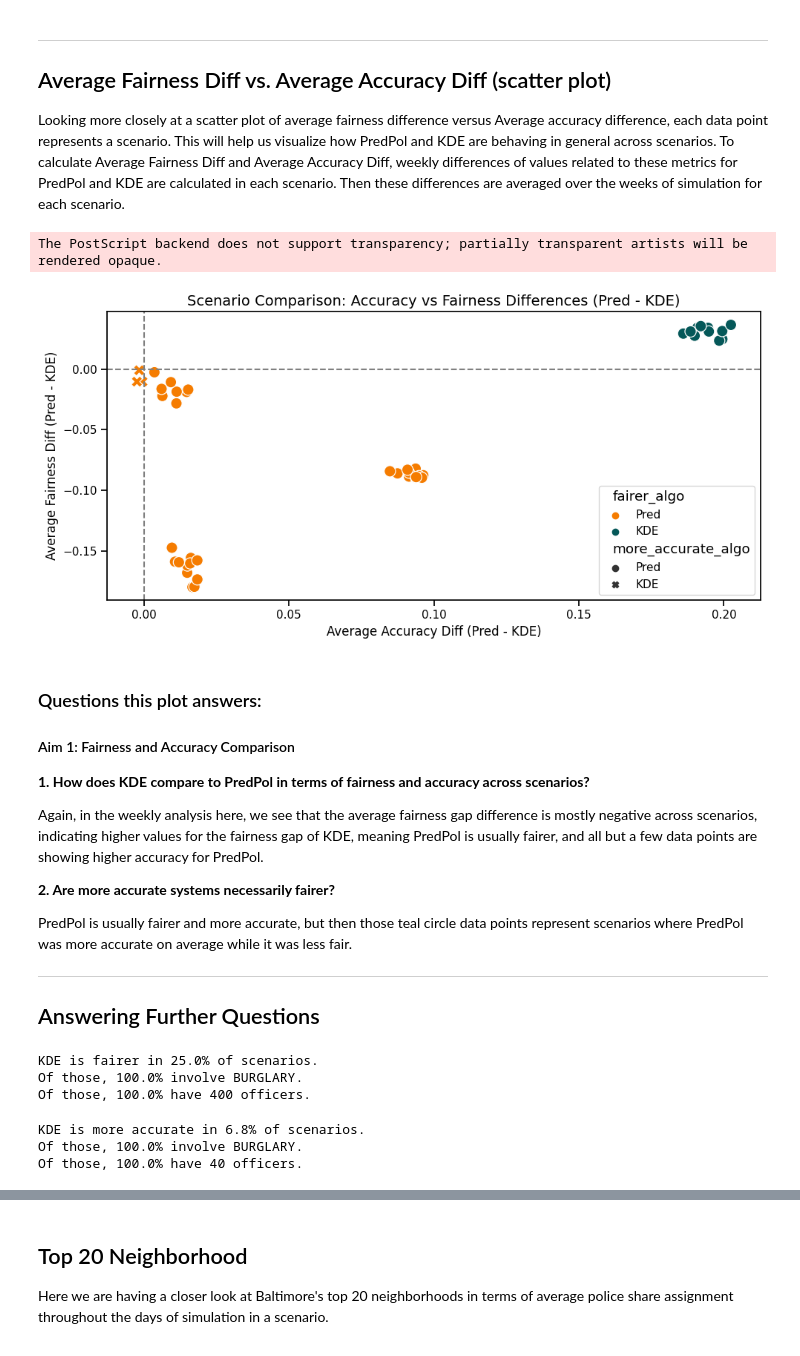
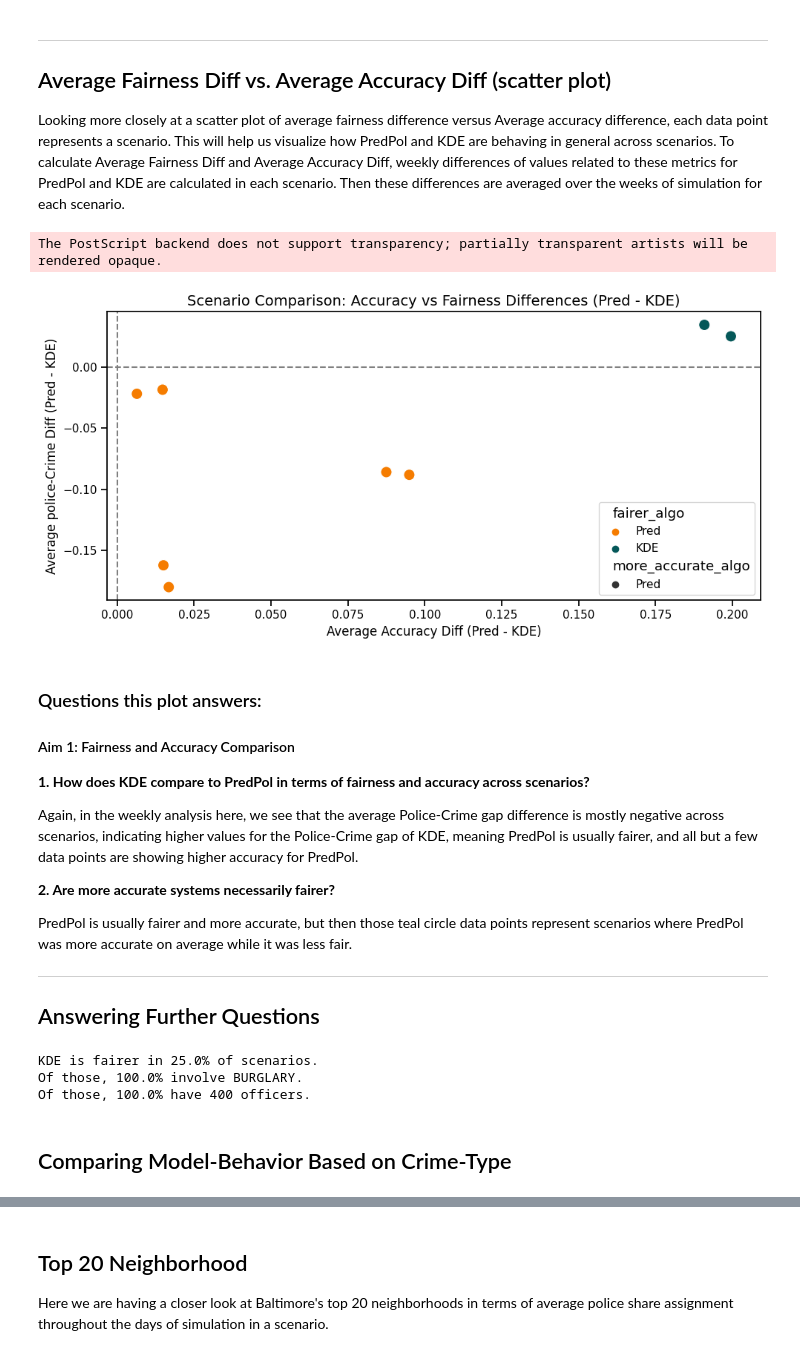
Before and after one commit to saminsemsar/Data_Analysis_Portfolio, a Jupyter notebook: PredictivePolicing/KDE_vs_Pred_paper_Analysis.ipynb, the cells around one changed output, grey strips where cells are left out. Saved outputs shown, nothing was run; the diff lists cells and outputs as text; code cells hidden in the pictures.

```diff
--- a/PredictivePolicing/KDE_vs_Pred_paper_Analysis.ipynb
+++ b/PredictivePolicing/KDE_vs_Pred_paper_Analysis.ipynb
@@ -54,7 +50,8 @@ from hashlib import md5
 from pymannkendall import original_test as mann_kendall
 # %%
 RRF= f'results/Final_Compare/2025-04-18__09-01-34/'
-master_df= pd.read_csv(f'{RRF}Master_Res.csv')
+master_df= pd.read_csv(f'{RRF}Master_Res_sub.csv')
+RRF= RRF +"plots/"
 display(master_df)
 # %% [output]
 |  | prediction_method | duration | crime_type | number_of_police | Algorithm | Neighborhood | Date | nextDate | ... |
@@ -210,7 +207,7 @@ master_df["detection_rate"] = master_df["DetectedNum"] / master_df["PoliceNum"].
 
 
 #based on effective policing: police should be proportionate to crime
-master_df["fairness_gap"] = master_df["police_share"] - master_df["crime_share"]
+master_df["policeCrime_gap"] = master_df["police_share"] - master_df["crime_share"]
 
 
 
@@ -1166,0 +1575,12 @@ Avg fairness margin when Pred is fairer: -0.088
+# %%
+weekly_scenario_summary = pivot_df.groupby([
+    "crime_type", "number_of_police", "pReport"
+]).agg(
+    avg_policeCrime_diff=("policeCrime_gap_diff", "mean"),
+    avg_accuracy_diff=("accuracy_diff", "mean"),
+    pred_avg_coverage_acc= ("coverage_accuracy_Pred","mean"),
+    kde_avg_coverage_acc= ("coverage_accuracy_KDE","mean"),
+    pred_avg_IndFGap_weeklyPers = ("Cumulative_abs_policeCrime_gap_Pred","mean"),
+    kde_avg_IndFGap_weeklyPers = ("Cumulative_abs_policeCrime_gap_KDE","mean")
+).reset_index()
+display(weekly_scenario_summary)
@@ -1166,0 +1597,20 @@ Avg fairness margin when Pred is fairer: -0.088
+# %%
+print("\n Weekly individual fairness results. \n")
+weekly_scenario_summary["fairer_algo"] = weekly_scenario_summary["avg_policeCrime_diff"].apply(
+    lambda x: "KDE" if x > 0 else "Pred" if x < 0 else "Tie"
+)
+
+weekly_scenario_summary["more_accurate_algo"] = weekly_scenario_summary["avg_accuracy_diff"].apply(
+    lambda x: "KDE" if x < 0 else "Pred" if x > 0 else "Tie"
+)
+print("Number of scenarios each algorithm becomes fairest?")
+print(weekly_scenario_summary["fairer_algo"].value_counts())
+
+print("\nHow many scenarios where Pred is more accurate?")
+print(weekly_scenario_summary["more_accurate_algo"].value_counts())
+
+kde_fair_margin = weekly_scenario_summary[weekly_scenario_summary["fairer_algo"] == "KDE"]["avg_policeCrime_diff"].mean()
+pred_fair_margin = weekly_scenario_summary[weekly_scenario_summary["fairer_algo"] == "Pred"]["avg_policeCrime_diff"].mean()
+
+print(f"\nAvg fairness margin when KDE is fairer: {kde_fair_margin:.3f}")
+print(f"Avg fairness margin when Pred is fairer: {pred_fair_margin:.3f}")
@@ -1172,40 +1636,40 @@ Looking more closely at a scatter plot of average fairness difference versus Ave
 # %%
 plt.figure(figsize=(10, 5))
 sns.scatterplot(
     data=weekly_scenario_summary,
     x="avg_accuracy_diff",
-    y="avg_fairness_diff",
+    y="avg_policeCrime_diff",
     hue="fairer_algo",
     palette = palette_dict,
     s=120,
     style="more_accurate_algo"
 )
 plt.axhline(0, linestyle="--", color="gray")
 plt.axvline(0, linestyle="--", color="gray")
 plt.title("Scenario Comparison: Accuracy vs Fairness Differences (Pred - KDE)")
 plt.xlabel("Average Accuracy Diff (Pred - KDE)")
-plt.ylabel("Average Fairness Diff (Pred - KDE)")
+plt.ylabel("Average police-Crime Diff (Pred - KDE)")
 # plt.legend(
 #     bbox_to_anchor=(1.05, 1),
 #     loc='upper left',
 #     borderaxespad=0.
 # )
 
 plt.tight_layout()
 
 save_title = f'AvgAccuracyDiff_Vs_AvgFairnessDiff_All'
 plt.savefig(f'{RRF}/{save_title}.png')
 plt.savefig(f'{RRF}/{save_title}.eps', format='eps')
 plt.show()
 # %% [output]
 The PostScript backend does not support transparency; partially transparent artists will be rendered opaque.
-[figure, old version]
+[figure, new version]
 # %% [markdown]
 ### Questions this plot answers:
 #### Aim 1: Fairness and Accuracy Comparison
 **1. How does KDE compare to PredPol in terms of fairness and accuracy across scenarios?**
 
-Again, in the weekly analysis here, we see that the average fairness gap difference is mostly negative across scenarios, indicating higher values for the fairness gap of KDE, meaning PredPol is usually fairer, and all but a few data points are showing higher accuracy for PredPol.
+Again, in the weekly analysis here, we see that the average Police-Crime gap difference is mostly negative across scenarios, indicating higher values for the Police-Crime gap of KDE, meaning PredPol is usually fairer, and all but a few data points are showing higher accuracy for PredPol.
 
 **2. Are more accurate systems necessarily fairer?**
 
@@ -1228,17 +1692,5 @@ print(f"Of those, {pct_kde_fair_400police:.1f}% have 400 officers.")
 KDE is fairer in 25.0% of scenarios.
 Of those, 100.0% involve BURGLARY.
 Of those, 100.0% have 400 officers.
-# %%
-kde_acc_df = weekly_scenario_summary[weekly_scenario_summary["more_accurate_algo"] == "KDE"]
-total_kde_acc = len(kde_acc_df)*100/ len(weekly_scenario_summary)
-
-pct_kde_acc_burglary = (kde_acc_df["crime_type"] == "BURGLARY").mean() * 100
-pct_kde_acc_40police = (kde_acc_df["number_of_police"] == 40).mean() * 100
-
-print(f"KDE is more accurate in {total_kde_acc:.1f}% of scenarios.")
-print(f"Of those, {pct_kde_acc_burglary:.1f}% involve BURGLARY.")
-print(f"Of those, {pct_kde_acc_40police:.1f}% have 40 officers.")
-# %% [output]
-KDE is more accurate in 6.8% of scenarios.
-Of those, 100.0% involve BURGLARY.
-Of those, 100.0% have 40 officers.
+# %% [markdown]
+## Comparing Model-Behavior Based on Crime-Type
```
Also changed, not shown: parts of 94 cells of this notebook.
